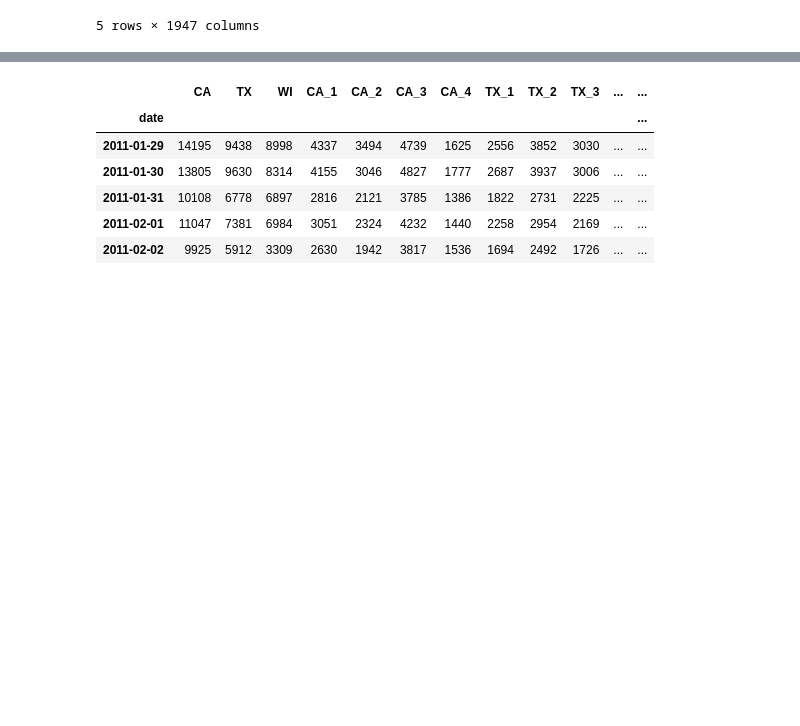
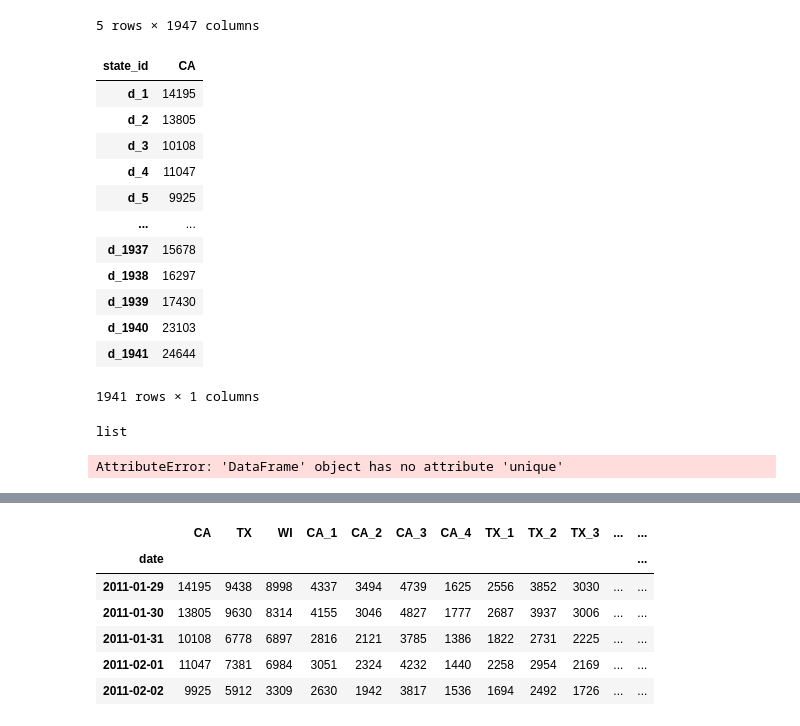
Before and after one commit to sithankanna/hts-forecast, a Jupyter notebook: notebooks/004-EK-Hierarchy.ipynb, the cells around one changed output, grey strips where cells are left out. Saved outputs shown, nothing was run; the diff lists cells and outputs as text; code cells hidden in the pictures; blank space fills up the shorter version.

```diff
--- a/notebooks/004-EK-Hierarchy.ipynb
+++ b/notebooks/004-EK-Hierarchy.ipynb
@@ -26,6 +26,22 @@ def filter_aggregate_sales(frame, column_to_filter, column_value_to_filter, colu
     frame = frame[frame[column_to_filter] == column_value_to_filter]
     frame = frame.groupby(column_to_aggregate).sum().T
     return frame
+# %%
+filter_aggregate_sales(frame=sales, column_to_filter='state_id', column_value_to_filter='CA', column_to_aggregate='state_id')
+# %% [output]
+| state_id | CA |
+| d_1 | 14195 |
+| d_2 | 13805 |
+| d_3 | 10108 |
+| d_4 | 11047 |
+| d_5 | 9925 |
+| ... | ... |
+| d_1937 | 15678 |
+| d_1938 | 16297 |
+| d_1939 | 17430 |
+| d_1940 | 23103 |
+| d_1941 | 24644 |
+1941 rows × 1 columns
 # %%
 #merge sales with calendar
 def merge_pd(frame1, frame2, merge_index):
@@ -38,2 +61,12 @@ def merge_pd(frame1, frame2, merge_index):
+# %%
+list_of_cols = ['state_id', 'store_id', 'cat_id', 'dept_id']
+type(list_of_cols)
+# %% [output]
+list
+# %%
+test = summedlist(sales, list_of_cols)
+test
+# %% [output]
+AttributeError: 'DataFrame' object has no attribute 'unique'
 # %%
 states = filter_aggregate_sales(frame=sales, column_to_filter='state_id', column_value_to_filter='CA',
```
Also changed, not shown: parts of 12 cells of this notebook.
